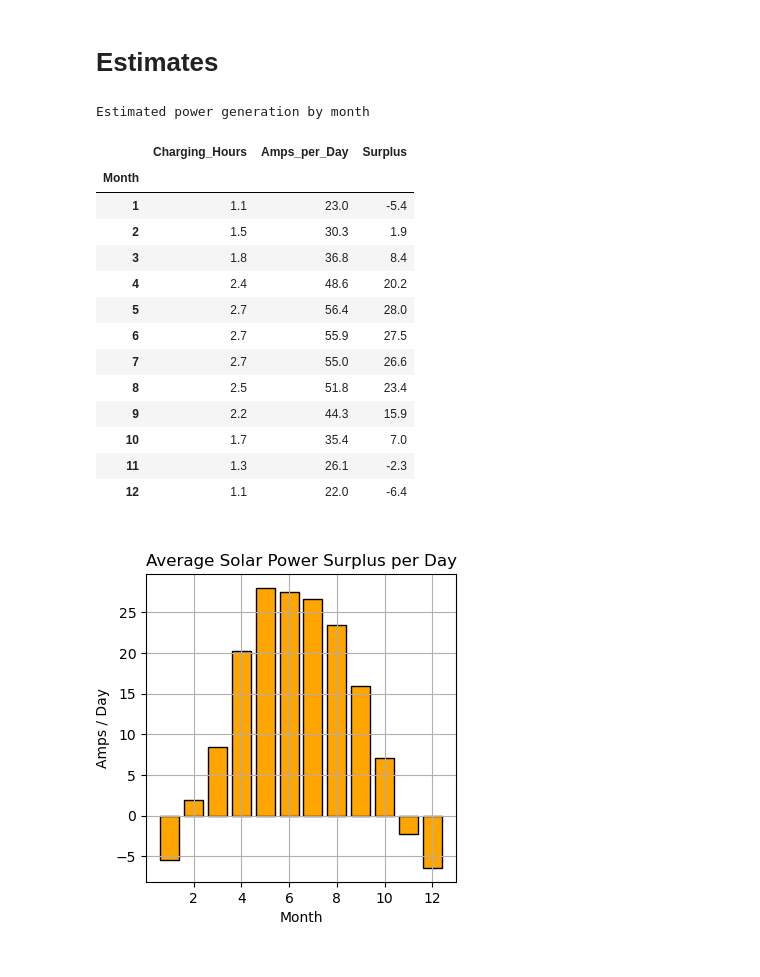
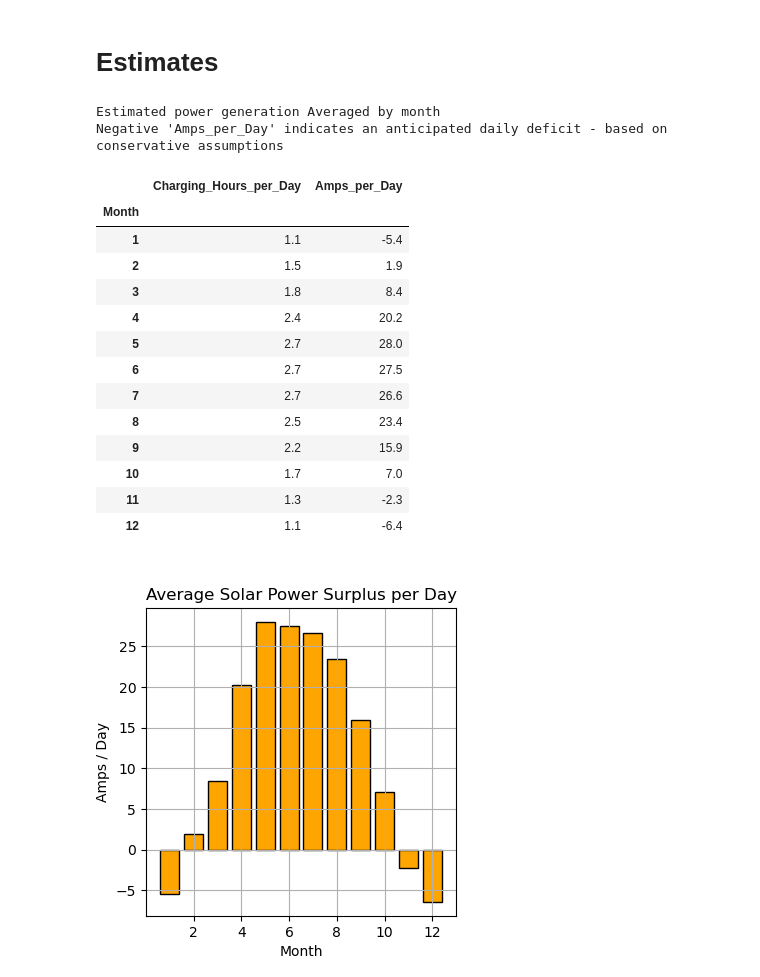
Before and after one commit to ubc-micromet/DataLogger_Programs, a Jupyter notebook: BBS/Power_Calc.ipynb, the cells around one changed output. Drawn from its saved outputs; the diff is of its cells as text; code cells hidden in the pictures.

Commit message:
Power Estimates Refined

```diff
--- a/BBS/Power_Calc.ipynb
+++ b/BBS/Power_Calc.ipynb
@@ -156,34 +157,40 @@ Max Output Amps/hour  20.6
 # %%
 Scale = .25 # Assume a % of sun shine compared to BB1 to account for shading
 Power_by_Day_per_Month = (Monthly[['Charging_Hours']].astype('float64')*Scale)
+Power_by_Day_per_Month = Power_by_Day_per_Month.rename(columns={
+    'Charging_Hours':'Charging_Hours_per_Day'
+})
 
-Power_by_Day_per_Month['Amps_per_Day'] = Power_by_Day_per_Month['Charging_Hours']*Amps_per_Hour
+
+Power_by_Day_per_Month['Amps_per_Day'] = Power_by_Day_per_Month['Charging_Hours_per_Day']*Amps_per_Hour - System_Demand_Amps_per_Day
 Power_by_Day_per_Month.index.name='Month'
-Power_by_Day_per_Month['Surplus'] = Power_by_Day_per_Month['Amps_per_Day'] - System_Demand_Amps_per_Day
+# Power_by_Day_per_Month['Surplus_Amps_per_Day'] = Power_by_Day_per_Month['Amps_per_Day'] - System_Demand_Amps_per_Day
 
 fig,ax=plt.subplots(figsize=(4,4))
-ax.bar(Power_by_Day_per_Month.index,Power_by_Day_per_Month['Surplus'],edgecolor='k',color='orange')
+ax.bar(Power_by_Day_per_Month.index,Power_by_Day_per_Month['Amps_per_Day'],edgecolor='k',color='orange')
 ax.set_ylabel('Amps / Day')
 ax.set_title('Average Solar Power Surplus per Day')
 ax.grid()
 ax.set_xlabel('Month')
 
-print("Estimated power generation by month")
+print("Estimated power generation Averaged by month")
+print("Negative 'Amps_per_Day' indicates an anticipated daily deficit - based on conservative assumptions")
 Power_by_Day_per_Month.round(1)
 # %% [output]
-Estimated power generation by month
+Estimated power generation Averaged by month
+Negative 'Amps_per_Day' indicates an anticipated daily deficit - based on conservative assumptions
-|  | Charging_Hours | Amps_per_Day | Surplus |
-| Month |  |  |  |
-| 1 | 1.1 | 23.0 | -5.4 |
-| 2 | 1.5 | 30.3 | 1.9 |
-| 3 | 1.8 | 36.8 | 8.4 |
-| 4 | 2.4 | 48.6 | 20.2 |
-| 5 | 2.7 | 56.4 | 28.0 |
-| 6 | 2.7 | 55.9 | 27.5 |
-| 7 | 2.7 | 55.0 | 26.6 |
-| 8 | 2.5 | 51.8 | 23.4 |
-| 9 | 2.2 | 44.3 | 15.9 |
-| 10 | 1.7 | 35.4 | 7.0 |
-| 11 | 1.3 | 26.1 | -2.3 |
-| 12 | 1.1 | 22.0 | -6.4 |
+|  | Charging_Hours_per_Day | Amps_per_Day |
+| Month |  |  |
+| 1 | 1.1 | -5.4 |
+| 2 | 1.5 | 1.9 |
+| 3 | 1.8 | 8.4 |
+| 4 | 2.4 | 20.2 |
+| 5 | 2.7 | 28.0 |
+| 6 | 2.7 | 27.5 |
+| 7 | 2.7 | 26.6 |
+| 8 | 2.5 | 23.4 |
+| 9 | 2.2 | 15.9 |
+| 10 | 1.7 | 7.0 |
+| 11 | 1.3 | -2.3 |
+| 12 | 1.1 | -6.4 |
 [figure]
```
Also changed, not shown: parts of 2 cells of this notebook.
